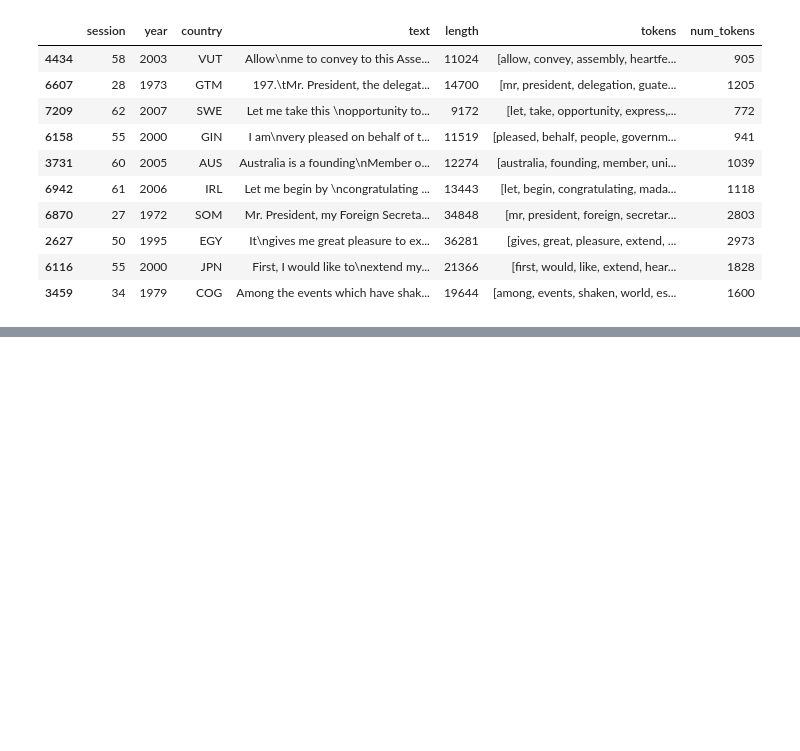
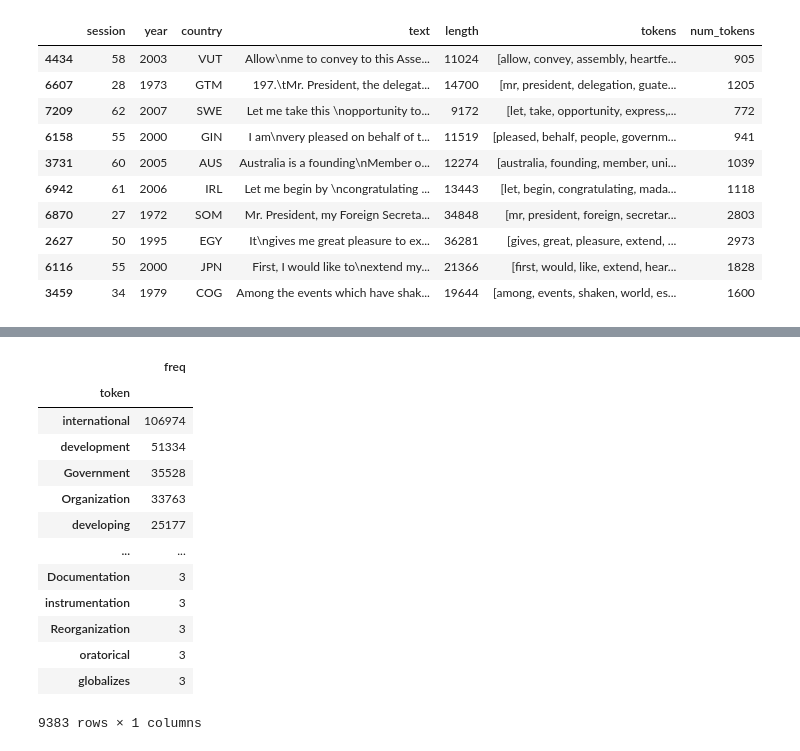
Before and after one commit to SamapanThongmee/CPE393_Text_Analytics, a Jupyter notebook: Lecture_2_Text_Visualization.ipynb, the cells around one changed output, grey strips where cells are left out. Saved outputs shown, nothing was run; the diff lists cells and outputs as text; code cells hidden in the pictures; blank space fills up the shorter version.

```diff
--- a/Lecture_2_Text_Visualization.ipynb
+++ b/Lecture_2_Text_Visualization.ipynb
@@ -235,0 +300,21 @@ df.sample(10)
+# %%
+# Counting words with preprocessing
+
+# Count words with 10 or more characters
+count_words(df, column='text',
+            preprocess=lambda text: re.findall(r"\w{10,}", text))
+# %% [output]
+|  | freq |
+| token |  |
+| international | 106974 |
+| development | 51334 |
+| Government | 35528 |
+| Organization | 33763 |
+| developing | 25177 |
+| ... | ... |
+| Documentation | 3 |
+| instrumentation | 3 |
+| Reorganization | 3 |
+| oratorical | 3 |
+| globalizes | 3 |
+9383 rows × 1 columns
```
Also changed, not shown: parts of 19 cells of this notebook.
